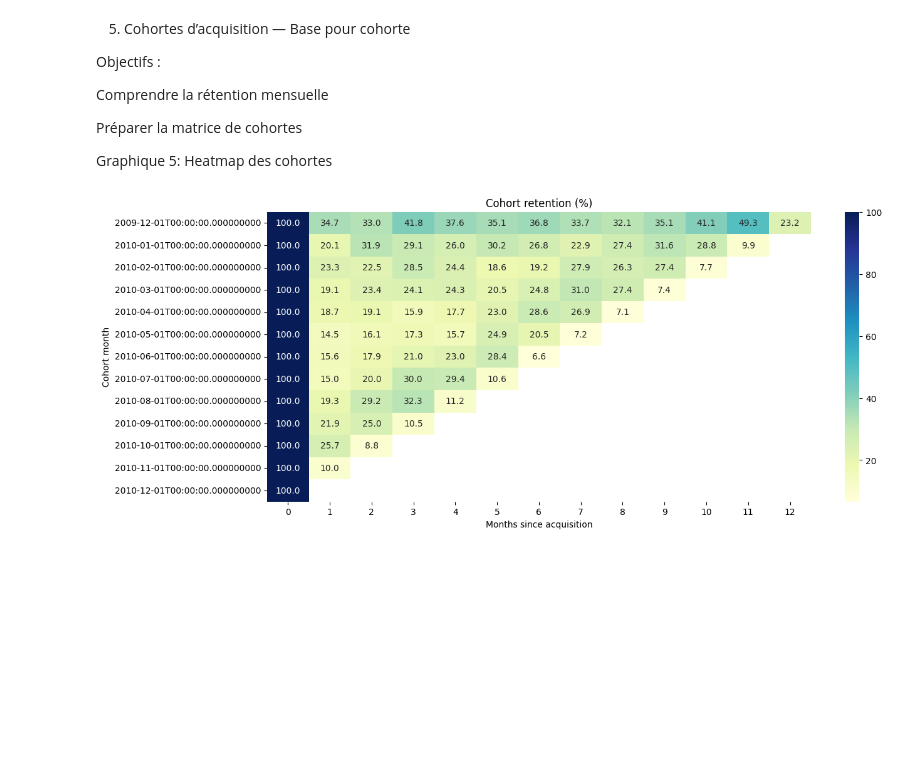
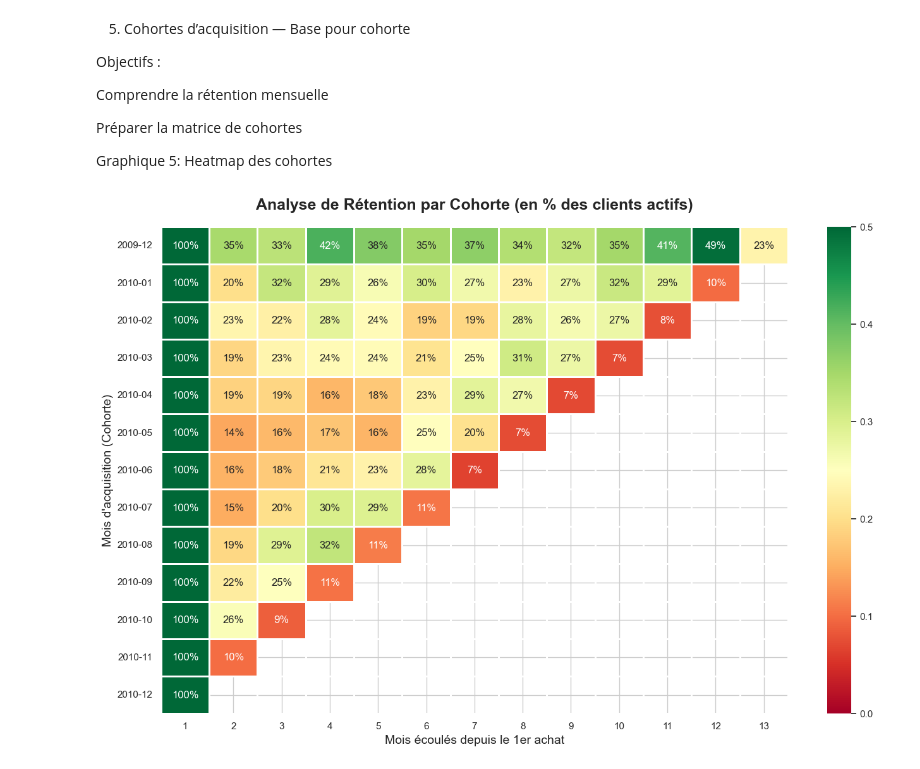
Before and after one commit to bonivalyvan/Projet-final-ECE-DataViz-2025, a Jupyter notebook: Exploration.ipynb, the cells around one changed output. Cells and saved outputs as stored; diff of their text form; code cells hidden in the pictures; blank space fills up the shorter version.

Commit message:
Amélioration des graphes

```diff
--- a/Exploration.ipynb
+++ b/Exploration.ipynb
@@ -268,11 +262,23 @@ df_clean = df_clean[df_clean['Customer ID'].notna()]
 removed_missing_customer = initial_rows - len(df_clean)
 print(f'Lignes sans CustomerID supprimées: {removed_missing_customer} lignes')
 
-#Quantité: supprimer les valeurs <= 0 (annulations/erreurs)
+#Ajouter colonne Total (Quantity * Price) pour validation
+df_clean['Total'] = df_clean['Quantity'] * df_clean['Price']
+
+#on gardes de coté toutes les commandes annulée pour analyse ultérieure
+df_clean['Invoice'] = df_clean['Invoice'].astype(str)
+mask_returns = df_clean['Invoice'].str.startswith('C')
+df_returns = df_clean[mask_returns].copy()
+df_returns['Quantity'] = df_returns['Quantity'].abs()
+df_returns['Price'] = df_returns['Price'].abs()
+df_returns['Total'] = df_returns['Total'].abs()
+
+#Quantité: supprimer les valeurs <= 0 (annulations/erreurs) le reste dans df_clean
 initial_rows = len(df_clean)
 df_clean = df_clean[df_clean['Quantity'] > 0]
 removed_qty_zero = initial_rows - len(df_clean)
-print(f'Lignes avec Quantity ≤ 0 supprimées: {removed_qty_zero} lignes')
+print(f'Retours isolés dans df_returns : {len(df_returns)} lignes')
+print(f'Lignes avec Quantity ≤ 0 supprimées(df_clean): {removed_qty_zero} lignes')
 
 #Prix: supprimer les valeurs <= 0 (erreurs)
 initial_rows = len(df_clean)
@@ -292,8 +298,6 @@ df_clean = df_clean[df_clean['Description'].notna()]
 removed_missing_desc = initial_rows - len(df_clean)
 print(f'Lignes sans Description supprimées: {removed_missing_desc} lignes')
 
-#Ajouter colonne Total (Quantity * Price) pour validation
-df_clean['Total'] = df_clean['Quantity'] * df_clean['Price']
 
 #Réinitialiser l'index après tous les filtres
 df_clean = df_clean.reset_index(drop=True)
@@ -546,34 +550,58 @@ Préparer la matrice de cohortes
 
 Graphique 5: Heatmap des cohortes
 # %%
-df = df_clean.copy()
-df["InvoiceMonth"] = df["InvoiceDate"].dt.to_period("M").dt.to_timestamp()
+# --- 1. Calcul de la Matrice de Rétention ---
+# Création du mois de facture et du mois de cohorte (première acquisition)
+df_clean['InvoiceMonth'] = df_clean['InvoiceDate'].dt.to_period('M')
+df_clean['CohortMonth'] = df_clean.groupby('Customer ID')['InvoiceMonth'].transform('min')
 
-# Mois de première commande
-df["CohortMonth"] = df.groupby("Customer ID")["InvoiceMonth"].transform("min")
+# Calcul de l'index de cohorte (nombre de mois écoulés)
+def get_date_int(df, column):
+    year = df[column].dt.year
+    month = df[column].dt.month
+    return year, month
 
-# Index de cohorte (différence en mois)
-def get_month_diff(d1, d2):
-    return (d1.year - d2.year) * 12 + (d1.month - d2.month)
+invoice_year, invoice_month = get_date_int(df_clean, 'InvoiceMonth')
+cohort_year, cohort_month = get_date_int(df_clean, 'CohortMonth')
+years_diff = invoice_year - cohort_year
+months_diff = invoice_month - cohort_month
 
-df["CohortIndex"] = df.apply(lambda row: get_month_diff(row["InvoiceMonth"], row["CohortMonth"]), axis=1)
+df_clean['CohortIndex'] = years_diff * 12 + months_diff + 1
 
-cohort = (df.groupby(["CohortMonth", "CohortIndex"])["Customer ID"]
-          .nunique().reset_index())
+# Création de la table pivot
+cohort_data = df_clean.groupby(['CohortMonth', 'CohortIndex'])['Customer ID'].nunique().reset_index()
+cohort_counts = cohort_data.pivot(index='CohortMonth', columns='CohortIndex', values='Customer ID')
 
-cohort_pivot = cohort.pivot(index="CohortMonth", columns="CohortIndex", values="Customer ID")
+# Calcul des pourcentages
+cohort_sizes = cohort_counts.iloc[:, 0]
+retention = cohort_counts.divide(cohort_sizes, axis=0)
 
-cohort_counts = cohort_pivot.copy()
-cohort_sizes = cohort_counts.iloc[:,0]
-cohort_pct = cohort_counts.divide(cohort_sizes, axis=0).round(3) * 100
-plt.figure(figsize=(14,6))
-sns.heatmap(cohort_pct, annot=True, fmt=".1f", cmap="YlGnBu")
-plt.title("Cohort retention (%)")
-plt.xlabel("Months since acquisition")
-plt.ylabel("Cohort month")
+# --- 2. Création du Graphique Amélioré ---
+plt.figure(figsize=(16, 10))
+
+# Formatage des labels de l'axe Y pour qu'ils soient lisibles (ex: "2010-01")
+yticklabels = [x.strftime('%Y-%m') for x in retention.index]
+
+# Heatmap
+# vmin et vmax permettent de "zoomer" sur les couleurs intéressantes.
+# On met vmax à 0.5 (50%) car le mois 1 est toujours à 100% et écrase les nuances sinon.
+sns.heatmap(retention,
+            annot=True,
+            fmt='.0%', # Format pourcentage sans décimale
+            cmap='RdYlGn', # Rouge (faible) à Vert (fort)
+            vmin=0.0,
+            vmax=0.5,
+            linewidths=1, # Espace blanc entre les cases
+            yticklabels=yticklabels)
+
+plt.title('Analyse de Rétention par Cohorte (en % des clients actifs)', fontsize=18, fontweight='bold', pad=20)
+plt.ylabel('Mois d\'acquisition (Cohorte)', fontsize=14)
+plt.xlabel('Mois écoulés depuis le 1er achat', fontsize=14)
+plt.yticks(rotation=0) # Mettre les dates à l'horizontale
+
 plt.show()
 # %% [output]
-[figure, old version]
+[figure, new version]
 # %% [markdown]
 6. Analyse RFM — Préparation + Segmentation simple
 
```
Also changed, not shown: parts of 12 cells of this notebook.
